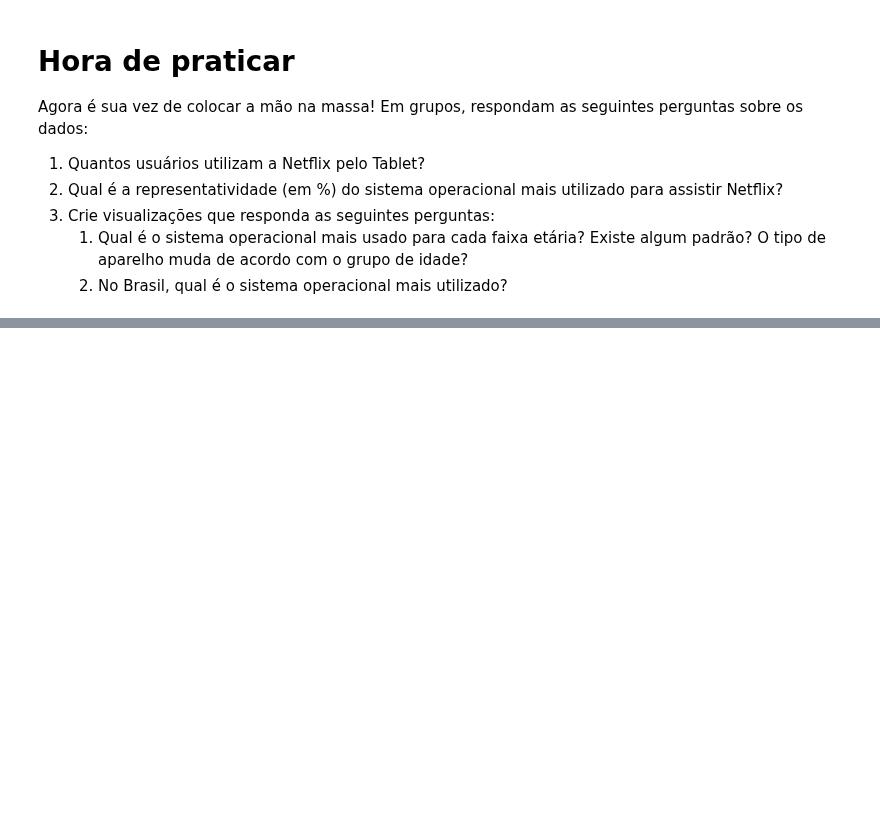
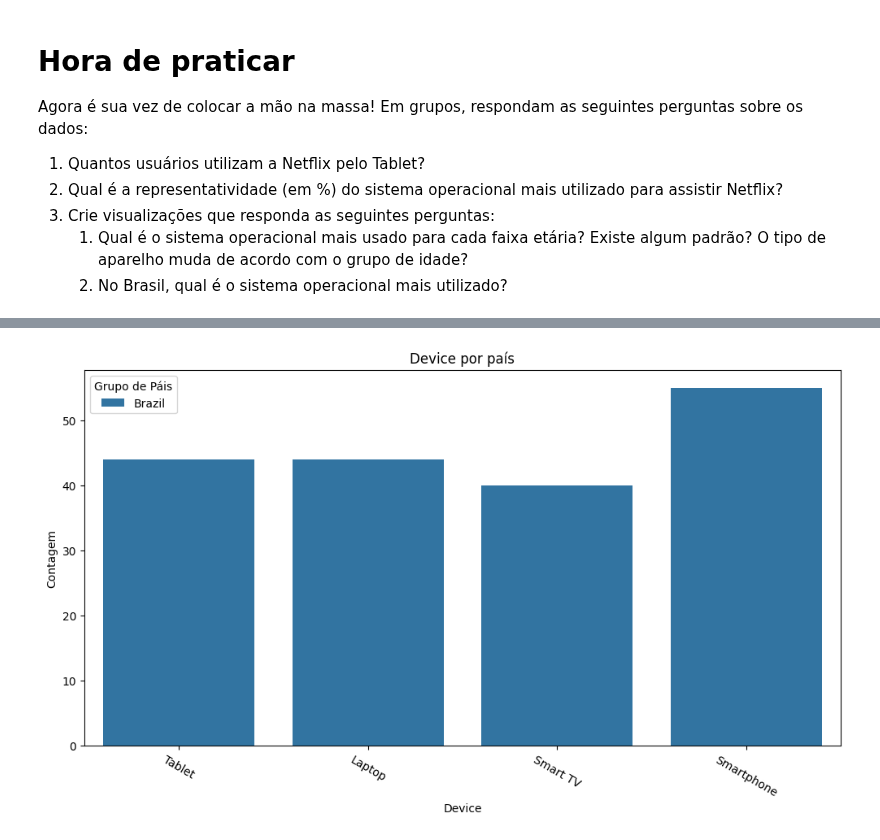
Before and after one commit to reprograma/on29-python-s14-analise-de-dados, a Jupyter notebook: material/s14_parte1.ipynb, the cells around one changed output, grey strips where cells are left out. Saved outputs shown, nothing was run; the diff lists cells and outputs as text; code cells hidden in the pictures; blank space fills up the shorter version.

```diff
--- a/material/s14_parte1.ipynb
+++ b/material/s14_parte1.ipynb
@@ -350,0 +682,24 @@ Agora é sua vez de colocar a mão na massa! Em grupos, respondam as seguintes p
+# %%
+# definir tamanho da figura
+plt.figure(figsize=(12, 6))
+
+# instanciar o tipo de plotagem, no caso, um countplot usando x como os países
+# com tonalidades das barras definidas pelo tipo de plano
+
+sns.countplot(data = df_netflix[df_netflix['Country'] == 'Brazil'],
+              x = 'Device',
+              hue = 'Country')
+
+# definir texto do título e eixos x e y
+plt.title('Device por país')
+plt.xlabel('Device')
+plt.ylabel('Contagem')
+
+# como o texto do eixo x é longo, podemos rotacioná-lo para melhorar a visualização
+plt.xticks(rotation=330)
+
+# plotar e definir texto da legenda
+plt.legend(title = 'Grupo de Páis')
+plt.show()
+# %% [output]
+[figure, added]
```
Also changed, not shown: parts of 31 cells of this notebook, 2 other files.
